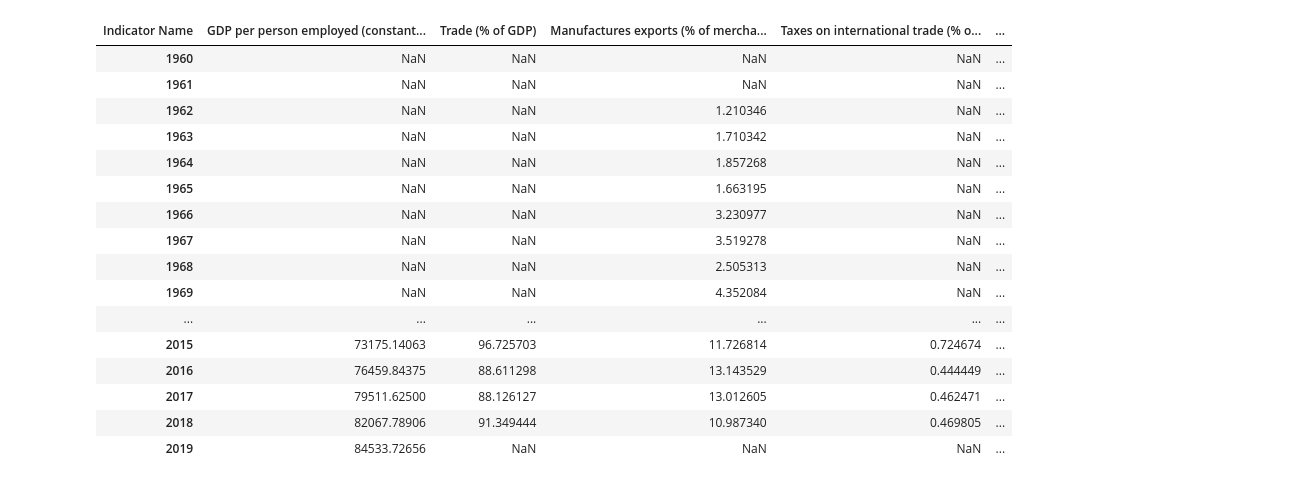
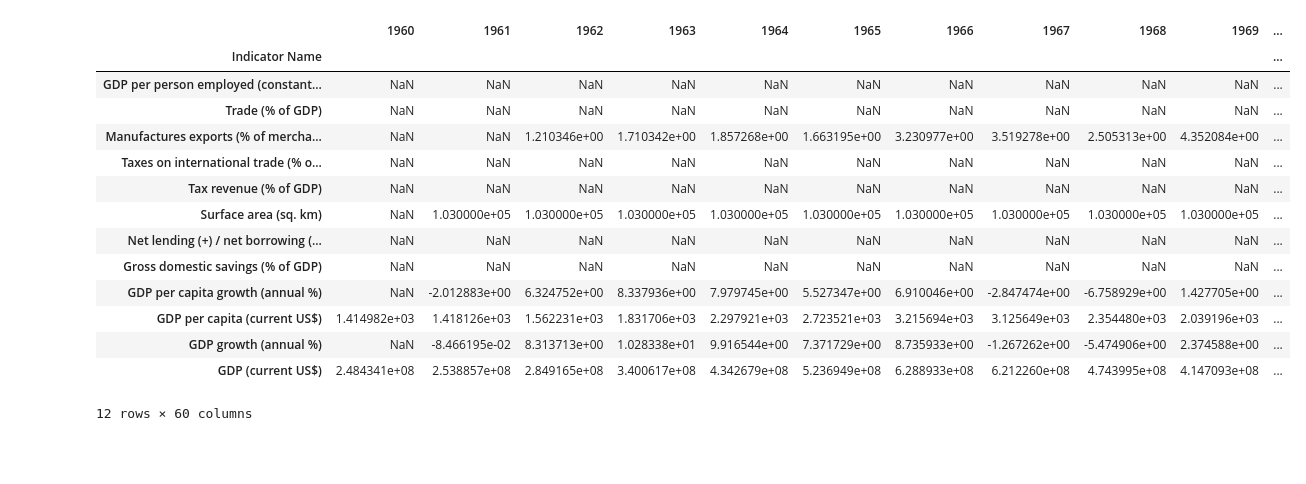
Before and after one commit to kennknisley/project-one-back, a Jupyter notebook: analysis_bc.ipynb, the cells around one changed output. Drawn from its saved outputs; the diff is of its cells as text; code cells hidden in the pictures; blank space fills up the shorter version.

```diff
--- a/analysis_bc.ipynb
+++ b/analysis_bc.ipynb
@@ -6,24 +6,24 @@ import numpy as np
 # %%
 main=pd.read_csv('IcelandData.csv', header=4)
 main.drop(['Country Name','Country Code','Indicator Code'],inplace=True, axis=1)
 main=main.iloc[[15,60,146, 396,392,513,645,813,821,824,829,833]]
 main.set_index('Indicator Name', inplace=True)
 main.transpose()
+main.to_csv('condensedata.csv', index=True, header=True)
+main
 # %% [output]
-| Indicator Name | GDP per person employed (constant... | Trade (% of GDP) | Manufactures exports (% of mercha... | Taxes on international trade (% o... | ... |
-| 1960 | NaN | NaN | NaN | NaN | ... |
-| 1961 | NaN | NaN | NaN | NaN | ... |
-| 1962 | NaN | NaN | 1.210346 | NaN | ... |
-| 1963 | NaN | NaN | 1.710342 | NaN | ... |
-| 1964 | NaN | NaN | 1.857268 | NaN | ... |
-| 1965 | NaN | NaN | 1.663195 | NaN | ... |
-| 1966 | NaN | NaN | 3.230977 | NaN | ... |
-| 1967 | NaN | NaN | 3.519278 | NaN | ... |
-| 1968 | NaN | NaN | 2.505313 | NaN | ... |
-| 1969 | NaN | NaN | 4.352084 | NaN | ... |
-| ... | ... | ... | ... | ... | ... |
-| 2015 | 73175.14063 | 96.725703 | 11.726814 | 0.724674 | ... |
-| 2016 | 76459.84375 | 88.611298 | 13.143529 | 0.444449 | ... |
-| 2017 | 79511.62500 | 88.126127 | 13.012605 | 0.462471 | ... |
-| 2018 | 82067.78906 | 91.349444 | 10.987340 | 0.469805 | ... |
-| 2019 | 84533.72656 | NaN | NaN | NaN | ... |
+|  | 1960 | 1961 | 1962 | 1963 | 1964 | 1965 | 1966 | 1967 | 1968 | 1969 | ... |
+| Indicator Name |  |  |  |  |  |  |  |  |  |  | ... |
+| GDP per person employed (constant... | NaN | NaN | NaN | NaN | NaN | NaN | NaN | NaN | NaN | NaN | ... |
+| Trade (% of GDP) | NaN | NaN | NaN | NaN | NaN | NaN | NaN | NaN | NaN | NaN | ... |
+| Manufactures exports (% of mercha... | NaN | NaN | 1.210346e+00 | 1.710342e+00 | 1.857268e+00 | 1.663195e+00 | 3.230977e+00 | 3.519278e+00 | 2.505313e+00 | 4.352084e+00 | ... |
+| Taxes on international trade (% o... | NaN | NaN | NaN | NaN | NaN | NaN | NaN | NaN | NaN | NaN | ... |
+| Tax revenue (% of GDP) | NaN | NaN | NaN | NaN | NaN | NaN | NaN | NaN | NaN | NaN | ... |
+| Surface area (sq. km) | NaN | 1.030000e+05 | 1.030000e+05 | 1.030000e+05 | 1.030000e+05 | 1.030000e+05 | 1.030000e+05 | 1.030000e+05 | 1.030000e+05 | 1.030000e+05 | ... |
+| Net lending (+) / net borrowing (... | NaN | NaN | NaN | NaN | NaN | NaN | NaN | NaN | NaN | NaN | ... |
+| Gross domestic savings (% of GDP) | NaN | NaN | NaN | NaN | NaN | NaN | NaN | NaN | NaN | NaN | ... |
+| GDP per capita growth (annual %) | NaN | -2.012883e+00 | 6.324752e+00 | 8.337936e+00 | 7.979745e+00 | 5.527347e+00 | 6.910046e+00 | -2.847474e+00 | -6.758929e+00 | 1.427705e+00 | ... |
+| GDP per capita (current US$) | 1.414982e+03 | 1.418126e+03 | 1.562231e+03 | 1.831706e+03 | 2.297921e+03 | 2.723521e+03 | 3.215694e+03 | 3.125649e+03 | 2.354480e+03 | 2.039196e+03 | ... |
+| GDP growth (annual %) | NaN | -8.466195e-02 | 8.313713e+00 | 1.028338e+01 | 9.916544e+00 | 7.371729e+00 | 8.735933e+00 | -1.267262e+00 | -5.474906e+00 | 2.374588e+00 | ... |
+| GDP (current US$) | 2.484341e+08 | 2.538857e+08 | 2.849165e+08 | 3.400617e+08 | 4.342679e+08 | 5.236949e+08 | 6.288933e+08 | 6.212260e+08 | 4.743995e+08 | 4.147093e+08 | ... |
+12 rows × 60 columns
```
Also changed, not shown: parts of 4 cells of this notebook, 1 other file.
